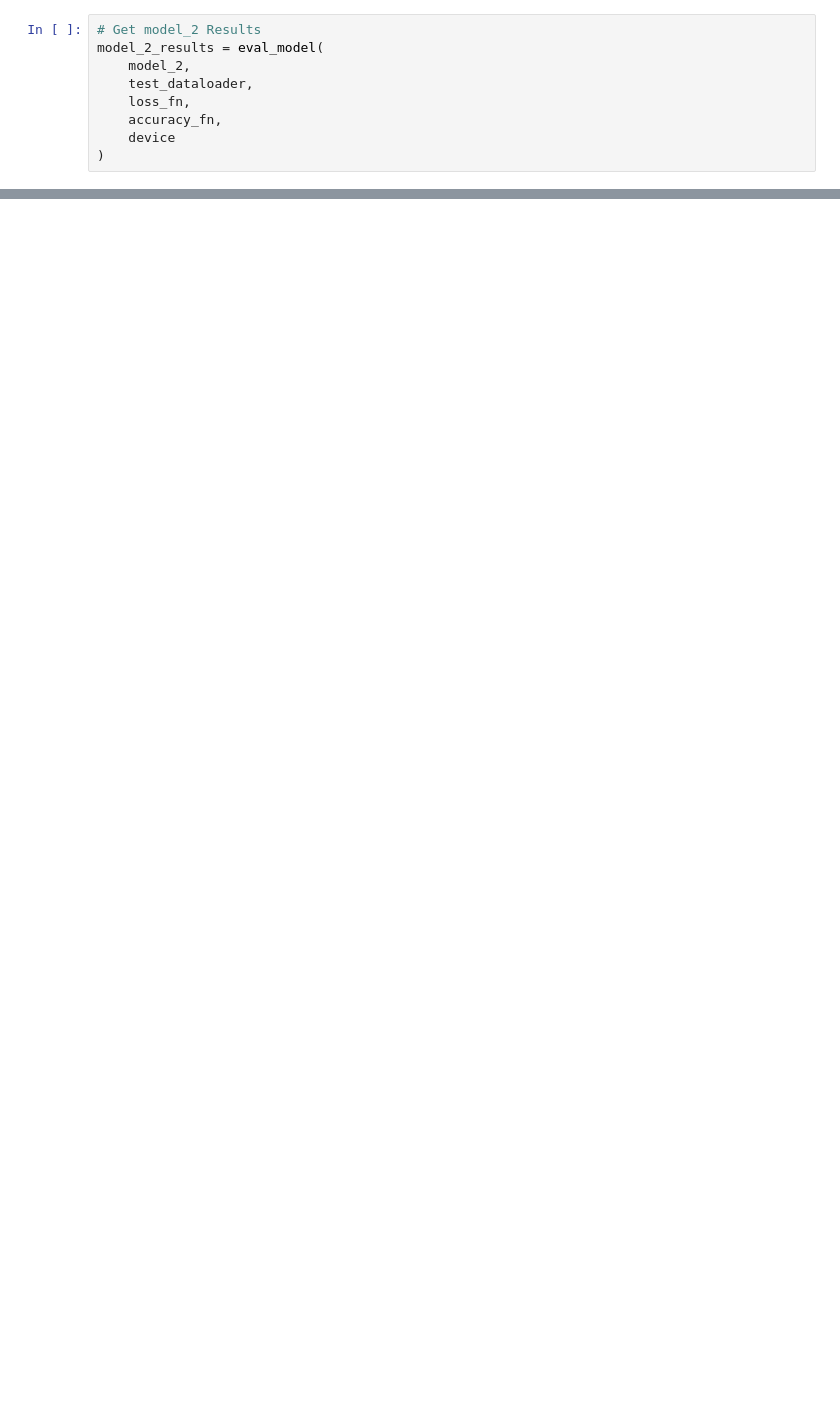
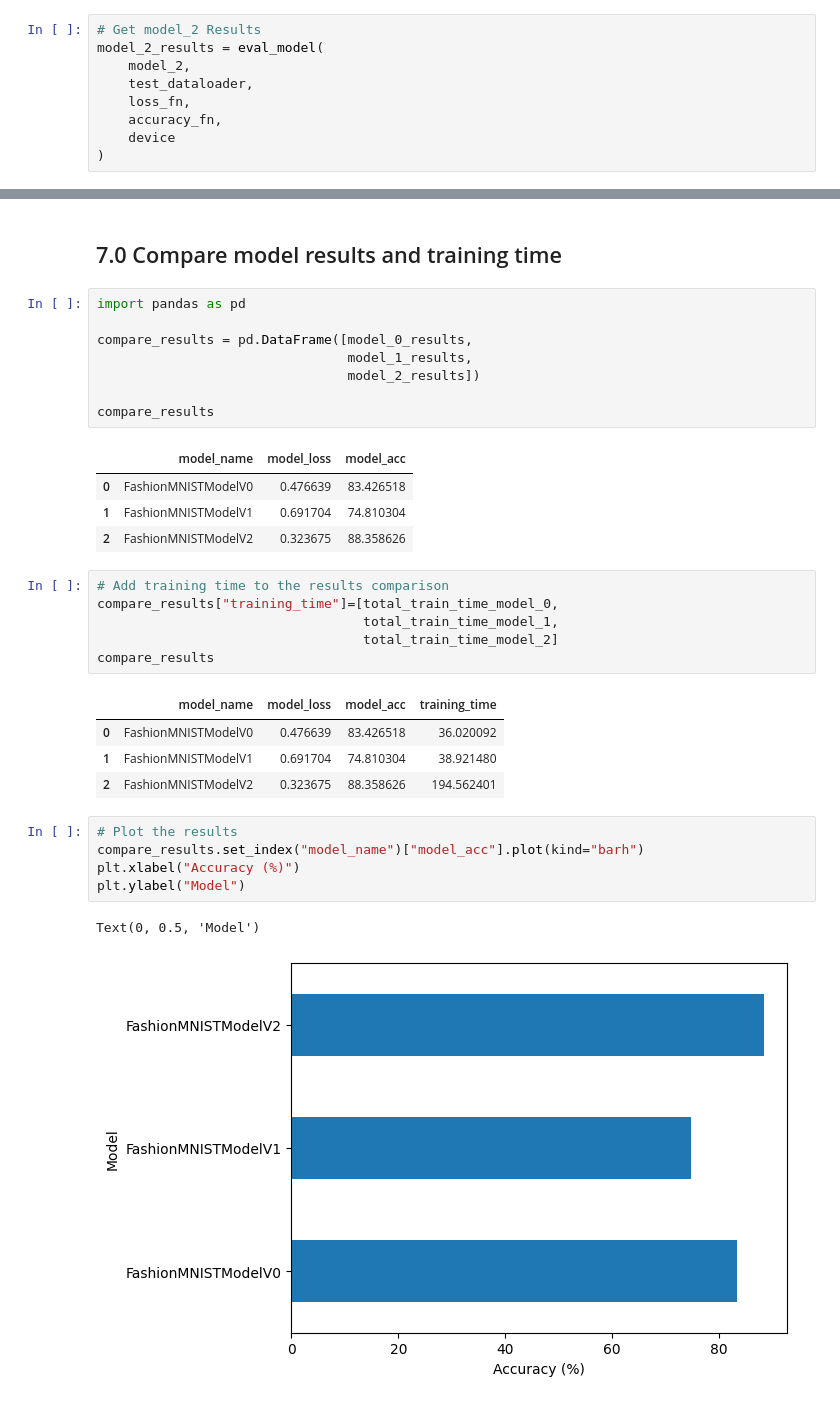
Before and after one commit to LaurentSeguin/Learning_ML, a Jupyter notebook: Basics_Of_Computer_Vision_With_Pytorch.ipynb, the cells around one changed output, grey strips where cells are left out. Cells and saved outputs as stored; diff of their text form; blank space fills up the shorter version.

```diff
--- a/Basics_Of_Computer_Vision_With_Pytorch.ipynb
+++ b/Basics_Of_Computer_Vision_With_Pytorch.ipynb
@@ -931,0 +948,34 @@ model_2_results
+# %% [markdown]
+## 7.0 Compare model results and training time
+# %%
+import pandas as pd
+
+compare_results = pd.DataFrame([model_0_results,
+                                model_1_results,
+                                model_2_results])
+
+compare_results
+# %% [output]
+|  | model_name | model_loss | model_acc |
+| 0 | FashionMNISTModelV0 | 0.476639 | 83.426518 |
+| 1 | FashionMNISTModelV1 | 0.691704 | 74.810304 |
+| 2 | FashionMNISTModelV2 | 0.323675 | 88.358626 |
+# %%
+# Add training time to the results comparison
+compare_results["training_time"]=[total_train_time_model_0,
+                                  total_train_time_model_1,
+                                  total_train_time_model_2]
+compare_results
+# %% [output]
+|  | model_name | model_loss | model_acc | training_time |
+| 0 | FashionMNISTModelV0 | 0.476639 | 83.426518 | 36.020092 |
+| 1 | FashionMNISTModelV1 | 0.691704 | 74.810304 | 38.921480 |
+| 2 | FashionMNISTModelV2 | 0.323675 | 88.358626 | 194.562401 |
+# %%
+# Plot the results
+compare_results.set_index("model_name")["model_acc"].plot(kind="barh")
+plt.xlabel("Accuracy (%)")
+plt.ylabel("Model")
+# %% [output]
+Text(0, 0.5, 'Model')
+[figure, added]
```
Also changed, not shown: parts of 31 cells of this notebook.
